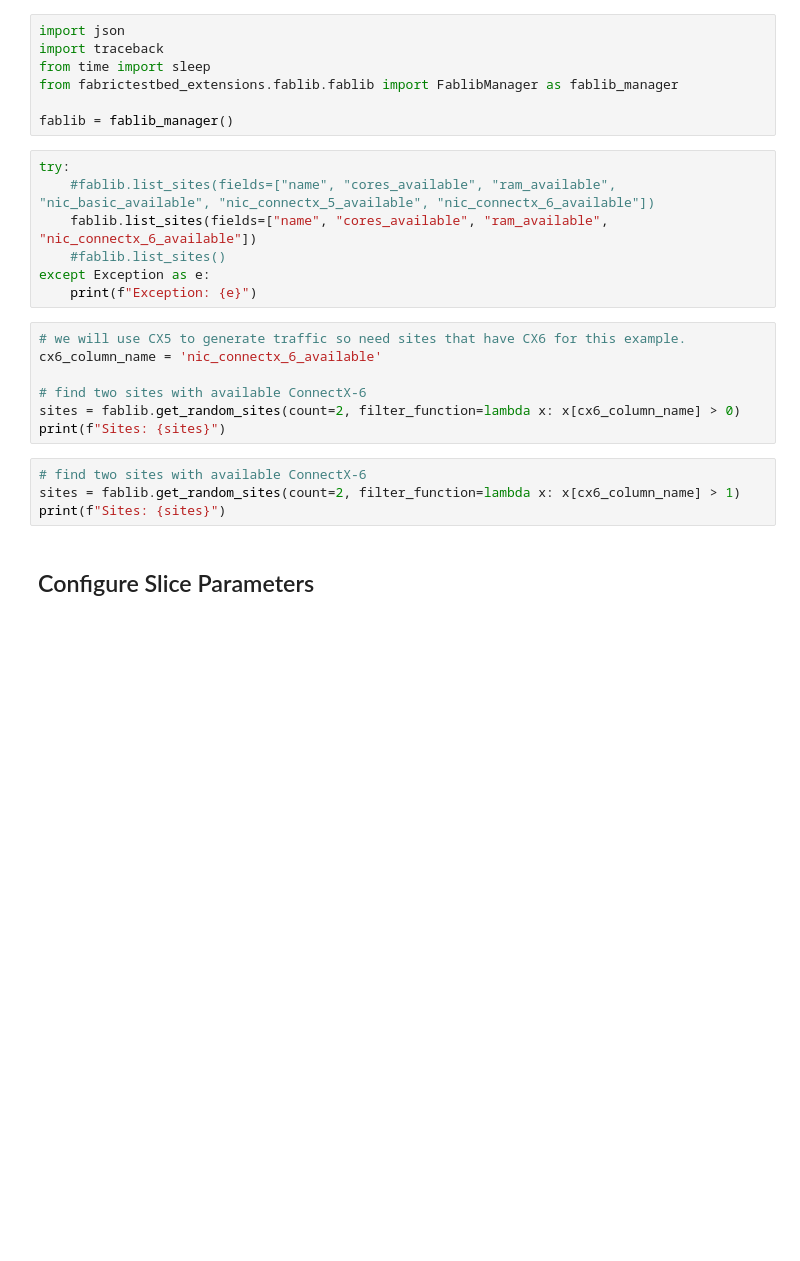
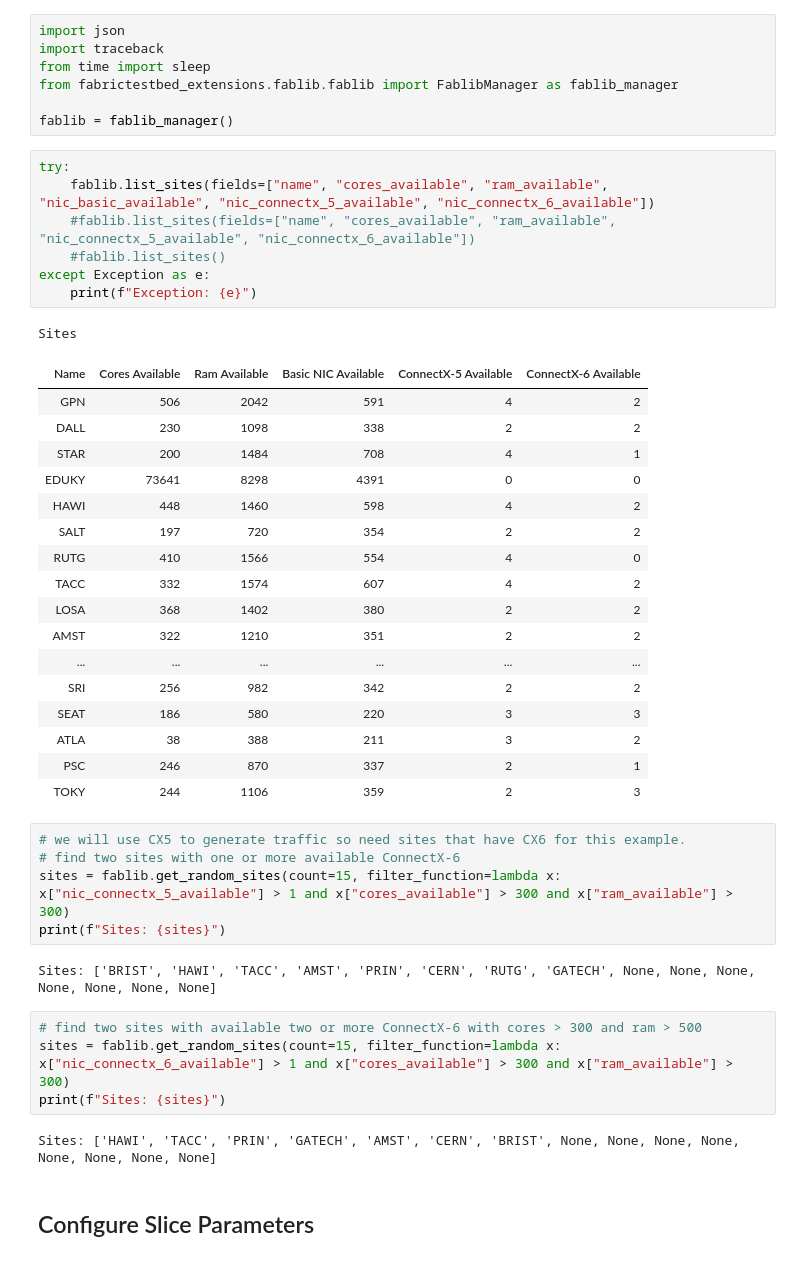
Before and after one commit to PoSeiDon-Workflows/RADT_scripts_for_network_research, a Jupyter notebook: FABRIC_scripts/fabric-setup.ipynb, the cells around one changed output. Drawn from its saved outputs; the diff is of its cells as text; blank space fills up the shorter version.

```diff
--- a/FABRIC_scripts/fabric-setup.ipynb
+++ b/FABRIC_scripts/fabric-setup.ipynb
@@ -18,22 +18,43 @@ from fabrictestbed_extensions.fablib.fablib import FablibManager as fablib_manag
 fablib = fablib_manager()
 # %%
 try:
-    #fablib.list_sites(fields=["name", "cores_available", "ram_available", "nic_basic_available", "nic_connectx_5_available", "nic_connectx_6_available"])
-    fablib.list_sites(fields=["name", "cores_available", "ram_available", "nic_connectx_6_available"])
+    fablib.list_sites(fields=["name", "cores_available", "ram_available", "nic_basic_available", "nic_connectx_5_available", "nic_connectx_6_available"])
+    #fablib.list_sites(fields=["name", "cores_available", "ram_available",  "nic_connectx_5_available", "nic_connectx_6_available"])
     #fablib.list_sites()
 except Exception as e:
     print(f"Exception: {e}")
+# %% [output]
+Sites
+| Name | Cores Available | Ram Available | Basic NIC Available | ConnectX-5 Available | ConnectX-6 Available |
+| GPN | 506 | 2042 | 591 | 4 | 2 |
+| DALL | 230 | 1098 | 338 | 2 | 2 |
+| STAR | 200 | 1484 | 708 | 4 | 1 |
+| EDUKY | 73641 | 8298 | 4391 | 0 | 0 |
+| HAWI | 448 | 1460 | 598 | 4 | 2 |
+| SALT | 197 | 720 | 354 | 2 | 2 |
+| RUTG | 410 | 1566 | 554 | 4 | 0 |
+| TACC | 332 | 1574 | 607 | 4 | 2 |
+| LOSA | 368 | 1402 | 380 | 2 | 2 |
+| AMST | 322 | 1210 | 351 | 2 | 2 |
+| ... | ... | ... | ... | ... | ... |
+| SRI | 256 | 982 | 342 | 2 | 2 |
+| SEAT | 186 | 580 | 220 | 3 | 3 |
+| ATLA | 38 | 388 | 211 | 3 | 2 |
+| PSC | 246 | 870 | 337 | 2 | 1 |
+| TOKY | 244 | 1106 | 359 | 2 | 3 |
 # %%
 # we will use CX5 to generate traffic so need sites that have CX6 for this example.
-cx6_column_name = 'nic_connectx_6_available'
-
-# find two sites with available ConnectX-6
-sites = fablib.get_random_sites(count=2, filter_function=lambda x: x[cx6_column_name] > 0)
+# find two sites with one or more available ConnectX-6
+sites = fablib.get_random_sites(count=15, filter_function=lambda x: x["nic_connectx_5_available"] > 1 and x["cores_available"] > 300 and x["ram_available"] > 300)
 print(f"Sites: {sites}")
+# %% [output]
+Sites: ['BRIST', 'HAWI', 'TACC', 'AMST', 'PRIN', 'CERN', 'RUTG', 'GATECH', None, None, None, None, None, None, None]
 # %%
-# find two sites with available ConnectX-6
-sites = fablib.get_random_sites(count=2, filter_function=lambda x: x[cx6_column_name] > 1)
+# find two sites with available two or more ConnectX-6 with cores > 300 and ram > 500
+sites = fablib.get_random_sites(count=15, filter_function=lambda x: x["nic_connectx_6_available"] > 1 and x["cores_available"] > 300 and x["ram_available"] > 300)
 print(f"Sites: {sites}")
+# %% [output]
+Sites: ['HAWI', 'TACC', 'PRIN', 'GATECH', 'AMST', 'CERN', 'BRIST', None, None, None, None, None, None, None, None]
 # %% [markdown]
 ## Configure Slice Parameters
 # %%
```
Also changed, not shown: parts of 2 cells of this notebook.
